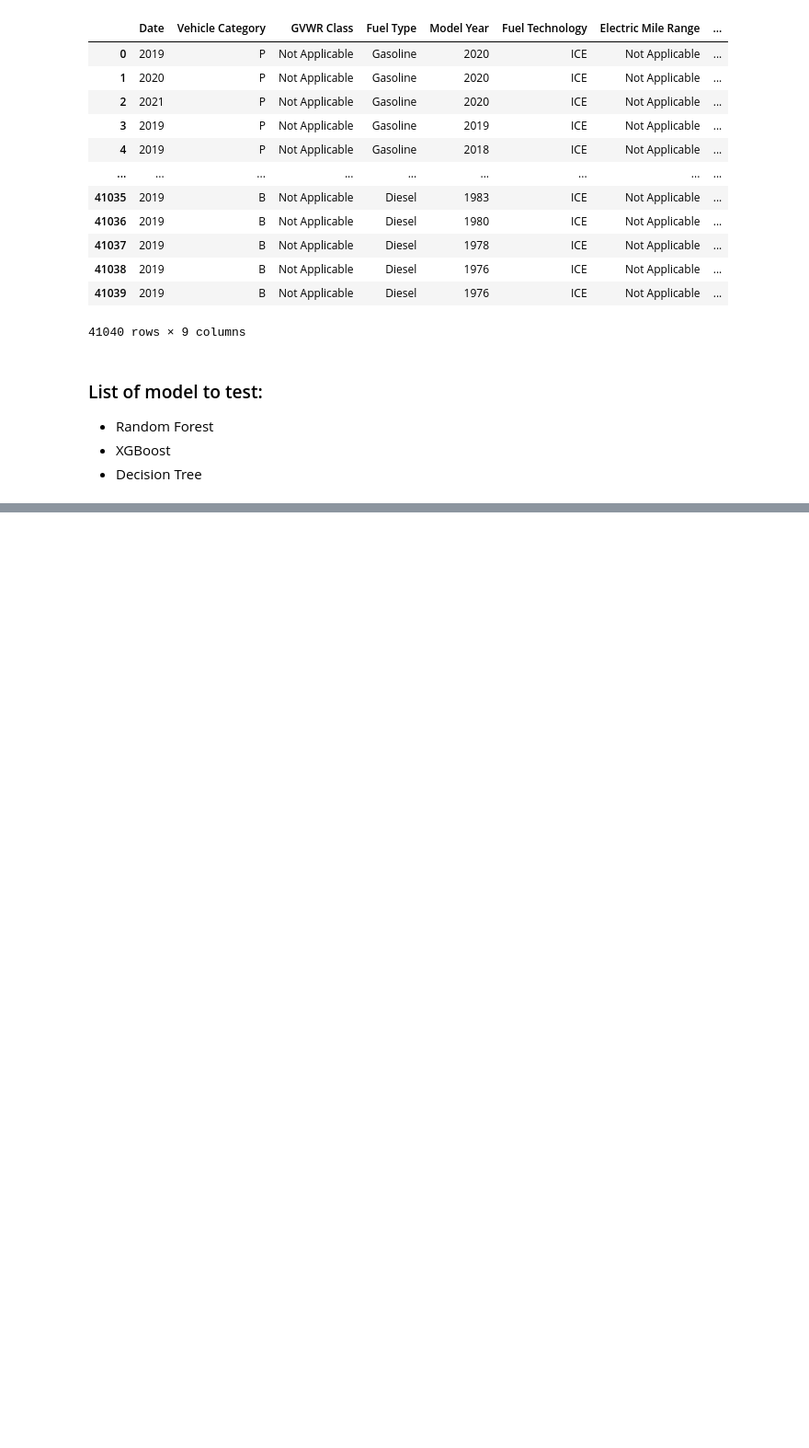
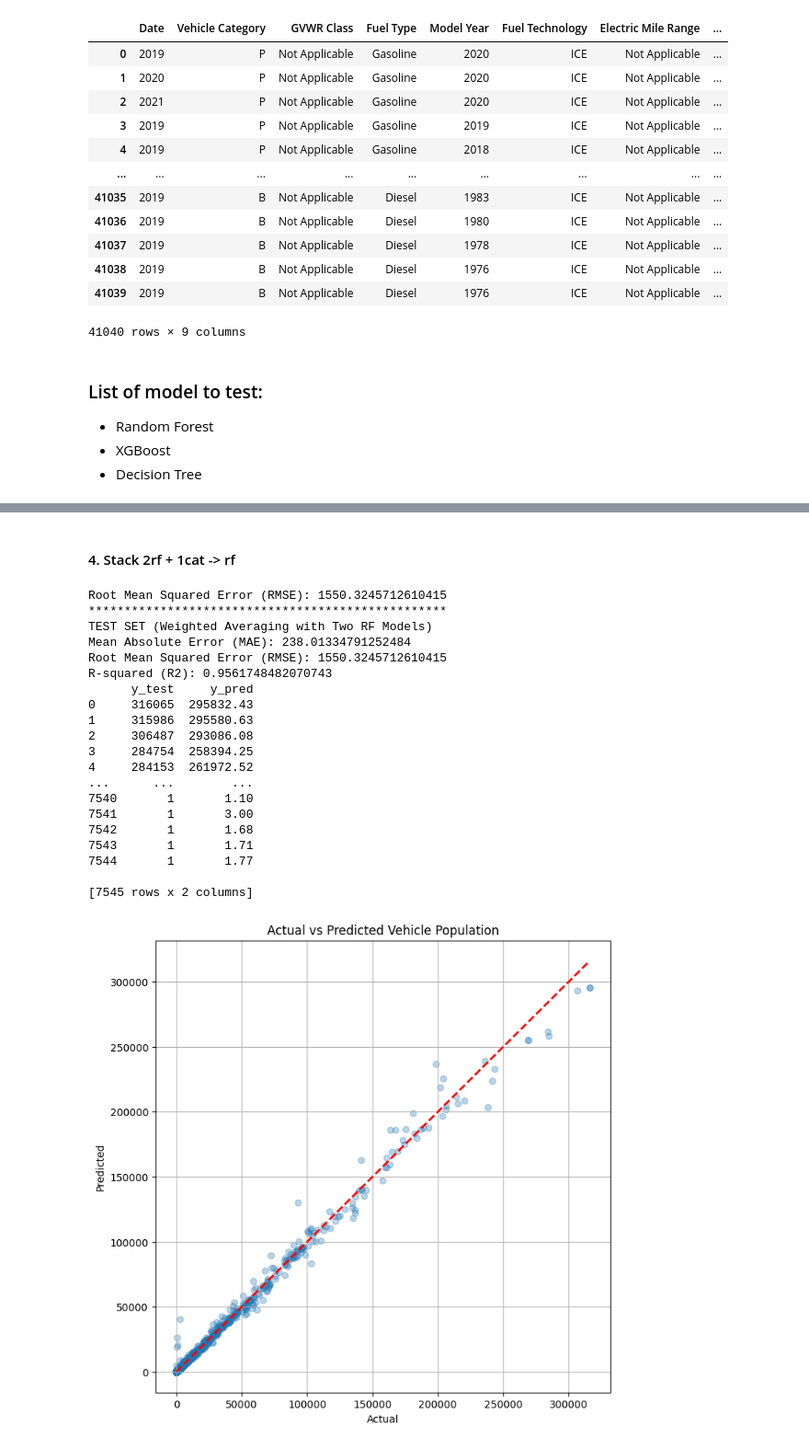
Before and after one commit to hiitsmocha/rice-datathon-2025, a Jupyter notebook: EDA.ipynb, the cells around one changed output, grey strips where cells are left out. Shown at 92% size. Cells and saved outputs as stored; diff of their text form; code cells hidden in the pictures; blank space fills up the shorter version.

```diff
--- a/EDA.ipynb
+++ b/EDA.ipynb
@@ -295,0 +1080,65 @@ Best RMSE: 3955.1616923327892
+# %% [markdown]
+#### 4. Stack 2rf + 1cat -> rf
+# %%
+# Assuming CatBoost is already trained
+# Step 2: Generate predictions on the test set
+rf_preds_1 = random_forest_model.predict(X_test)  # First Random Forest model
+rf_preds_2 = random_forest_model_2.predict(X_test)  # Second Random Forest model (with different hyperparameters)
+cb_preds = best_catboost_model.predict(X_test_cat)  # CatBoost predictions
+
+# Step 3: Stack the predictions from the base models
+stacked_features = np.column_stack((rf_preds_1, rf_preds_2, cb_preds))
+
+# Step 4: Train the meta-model (Random Forest)
+meta_rf = RandomForestRegressor(random_state=28)
+meta_rf.fit(stacked_features, y_test)
+
+# Step 5: Make final predictions
+stacked_preds = meta_rf.predict(stacked_features)
+
+# Step 6: Evaluate performance
+mae_stacked = mean_absolute_error(y_test, stacked_preds)
+rmse_stacked = np.sqrt(mean_squared_error(y_test, stacked_preds))
+print("Root Mean Squared Error (RMSE):", rmse_stacked)
+# Print evaluation metrics
+print("*" * 50)
+print("TEST SET (Weighted Averaging with Two RF Models)")
+print(f"Mean Absolute Error (MAE): {mae_stacked}")
+print(f"Root Mean Squared Error (RMSE): {rmse_stacked}")
+print(f"R-squared (R2): {r2_stacked}")
+
+# Step 5: Show predictions
+results_df = pd.DataFrame({'y_test': y_test, 'y_pred': stacked_preds})
+print(results_df)
+# Plot the actual vs predicted values
+plt.figure(figsize=(8, 8))
+plt.scatter(y_test, stacked_preds, alpha=0.3)
+plt.plot([y_test.min(), y_test.max()], [y_test.min(), y_test.max()], 'r--', lw=2)
+plt.xlabel('Actual')
+plt.ylabel('Predicted')
+plt.title('Actual vs Predicted Vehicle Population')
+plt.grid(True)
+plt.show()
+results_df.to_csv('/Users/trongphan/Downloads/Rice_Datathon/rice-datathon-2025/output/results.csv', index=False)
+# %% [output]
+Root Mean Squared Error (RMSE): 1550.3245712610415
+**************************************************
+TEST SET (Weighted Averaging with Two RF Models)
+Mean Absolute Error (MAE): 238.01334791252484
+Root Mean Squared Error (RMSE): 1550.3245712610415
+R-squared (R2): 0.9561748482070743
+      y_test     y_pred
+0     316065  295832.43
+1     315986  295580.63
+2     306487  293086.08
+3     284754  258394.25
+4     284153  261972.52
+...      ...        ...
+7540       1       1.10
+7541       1       3.00
+7542       1       1.68
+7543       1       1.71
+7544       1       1.77
+
+[7545 rows x 2 columns]
+[figure, added]
```
Also changed, not shown: parts of 56 cells of this notebook, 6 other files.
